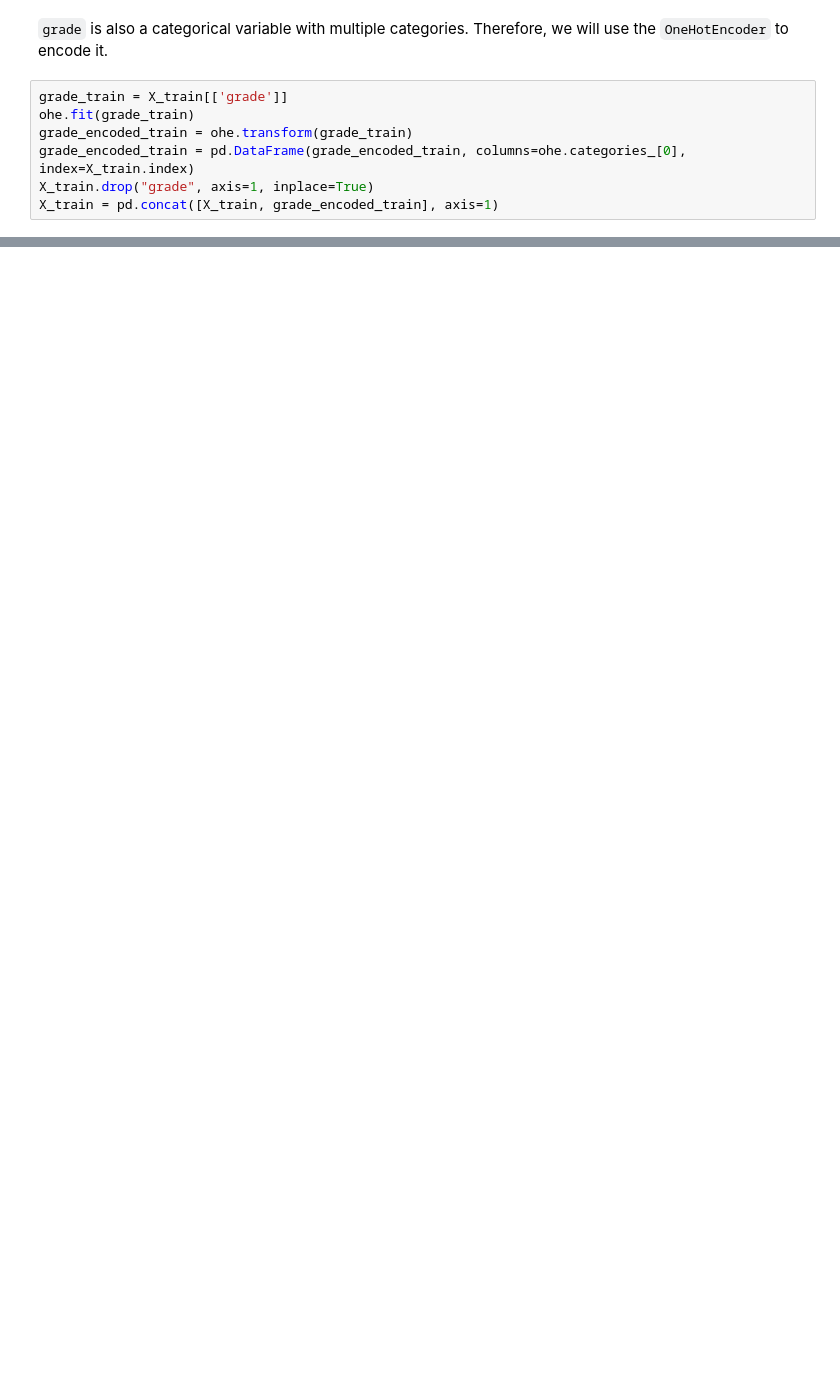
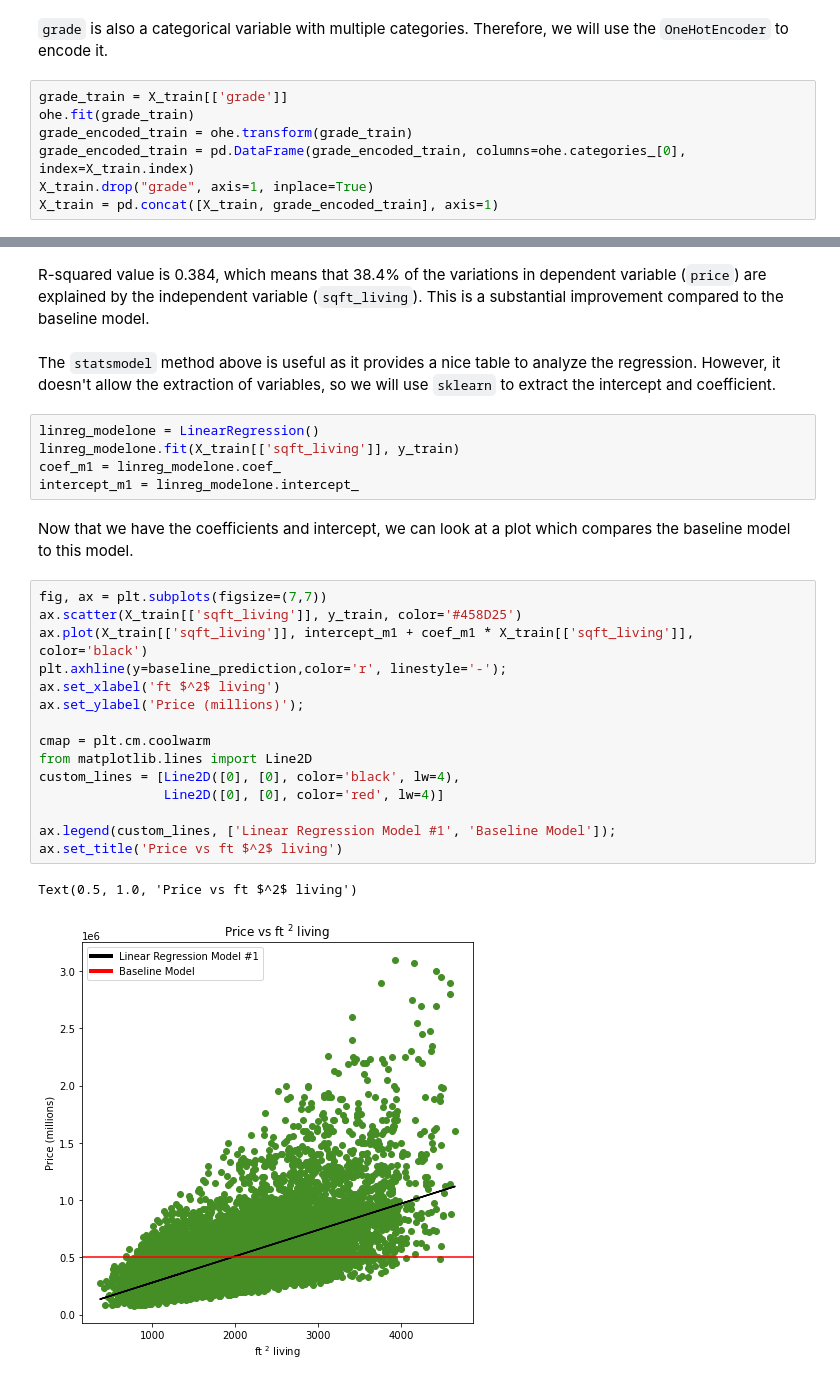
Before and after one commit to theobigdog/DS_083021_Phase2_Project, a Jupyter notebook: IndividualJupyters/High_end_edits.ipynb, the cells around one changed output, grey strips where cells are left out. Saved outputs shown, nothing was run; the diff lists cells and outputs as text; blank space fills up the shorter version.

```diff
--- a/IndividualJupyters/High_end_edits.ipynb
+++ b/IndividualJupyters/High_end_edits.ipynb
@@ -1000,0 +612,29 @@ pd.Series(vif, index=rename_drop.columns, name = "Variance Inflation Factor")
+# %% [markdown]
+R-squared value is 0.384, which means that 38.4% of the variations in dependent variable (`price`)  are explained by the independent variable (`sqft_living`). This is a substantial improvement compared to the baseline model.
+# %% [markdown]
+The `statsmodel` method above is useful as it provides a nice table to analyze the regression. However, it doesn't allow the extraction of variables, so we will use `sklearn` to extract the intercept and coefficient.
+# %%
+linreg_modelone = LinearRegression()
+linreg_modelone.fit(X_train[['sqft_living']], y_train)
+coef_m1 = linreg_modelone.coef_
+intercept_m1 = linreg_modelone.intercept_
+# %% [markdown]
+Now that we have the coefficients and intercept, we can look at a plot which compares the baseline model to this model.
+# %%
+fig, ax = plt.subplots(figsize=(7,7))
+ax.scatter(X_train[['sqft_living']], y_train, color='#458D25')
+ax.plot(X_train[['sqft_living']], intercept_m1 + coef_m1 * X_train[['sqft_living']], color='black')
+plt.axhline(y=baseline_prediction,color='r', linestyle='-');
+ax.set_xlabel('ft $^2$ living')
+ax.set_ylabel('Price (millions)');
+
+cmap = plt.cm.coolwarm
+from matplotlib.lines import Line2D
+custom_lines = [Line2D([0], [0], color='black', lw=4),
+                Line2D([0], [0], color='red', lw=4)]
+
+ax.legend(custom_lines, ['Linear Regression Model #1', 'Baseline Model']);
+ax.set_title('Price vs ft $^2$ living')
+# %% [output]
+Text(0.5, 1.0, 'Price vs ft $^2$ living')
+[figure, added]
```
Also changed, not shown: parts of 155 cells of this notebook.
